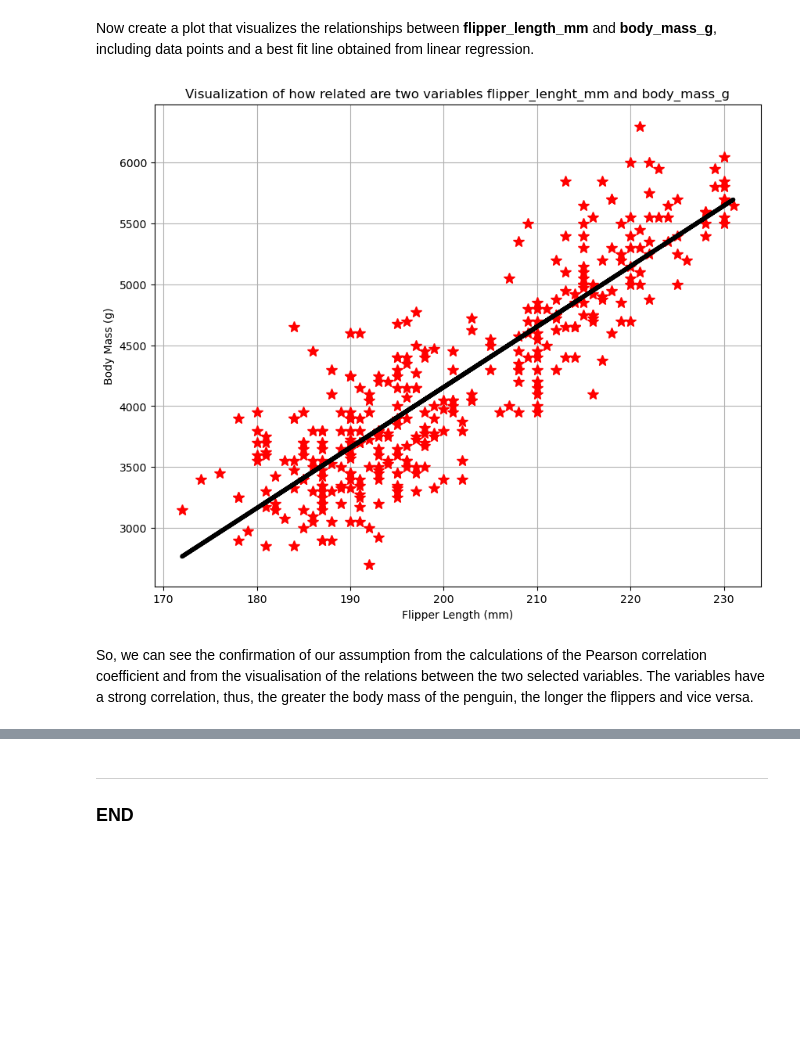
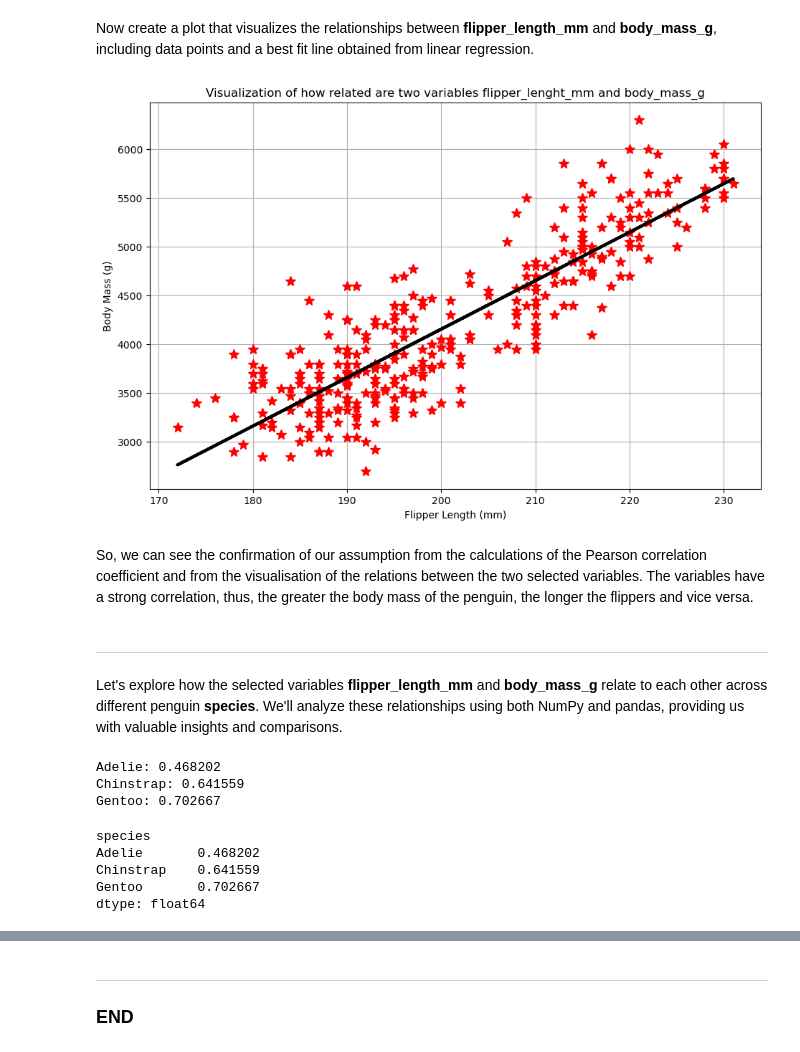
Before and after one commit to YuliiaKharchenko/PofDA-my-work, a Jupyter notebook: penguins.ipynb, the cells around one changed output, grey strips where cells are left out. Drawn from its saved outputs; the diff is of its cells as text; code cells hidden in the pictures; blank space fills up the shorter version.

Commit message:
Correlation two variables per species

```diff
--- a/penguins.ipynb
+++ b/penguins.ipynb
@@ -398,30 +398,68 @@ bestfit = np.poly1d([f, b])(flipper_length)
 # %% [markdown]
 Now create a plot that visualizes the relationships between **flipper_length_mm** and **body_mass_g**, including data points and a best fit line obtained from linear regression.
 # %%
-fig,ax = plt.subplots(1,1, figsize=(10, 8))
+fig,ax = plt.subplots(1,1, figsize=(11, 7))
 
 # Plot the data.
 
 ax.plot(flipper_length, body_mass, "*", color="red", markersize=10)
 
 # Plot the best fit line.
 
-plt.plot(flipper_length, bestfit, "k-", linewidth=4)
+plt.plot(flipper_length, bestfit, "k-", linewidth=3)
 
 # Set the title.
 
 ax.set_title("Visualization of how related are two variables flipper_lenght_mm and body_mass_g")
 
 # Set the x-axis label.
 
 ax.set_xlabel("Flipper Length (mm)")
 
 # Set the y-axis label.
 
 ax.set_ylabel("Body Mass (g)")
 
 plt.grid()
 # %% [output]
-[figure, old version]
+[figure, new version]
 # %% [markdown]
 So, we can see the confirmation of our assumption from the calculations of the Pearson correlation coefficient and from the visualisation of the relations between the two selected variables. The variables have a strong correlation, thus, the greater the body mass of the penguin, the longer the flippers and vice versa.
+# %% [markdown]
+***
+Let's explore how the selected variables **flipper_length_mm** and **body_mass_g** relate to each other across different penguin **species**. We'll analyze these relationships using both NumPy and pandas, providing us with valuable insights and comparisons.
+# %%
+# Dictionary.
+
+correlation_coefficients = {}
+
+# Calculate correlation coefficient for each penguin species.
+
+for species, data in df.groupby("species"):
+    flipper_length = data["flipper_length_mm"].dropna()
+    body_mass = data["body_mass_g"].dropna()
+    correlation_matrix = np.corrcoef(flipper_length, body_mass)
+    correlation_coefficients[species] = correlation_matrix[0, 1]
+
+# Show.
+
+for species, coefficient in correlation_coefficients.items():
+    print(f"{species}: {coefficient:.6f}")
+# %% [output]
+Adelie: 0.468202
+Chinstrap: 0.641559
+Gentoo: 0.702667
+# %%
+# Calculate using pandas.
+
+correlation_coefficients = df.groupby("species").apply(lambda x: x["flipper_length_mm"].corr(x["body_mass_g"]))
+
+# Show.
+
+print(correlation_coefficients)
+# %% [output]
+species
+Adelie       0.468202
+Chinstrap    0.641559
+Gentoo       0.702667
+dtype: float64
```
Also changed, not shown: parts of 5 cells of this notebook.
